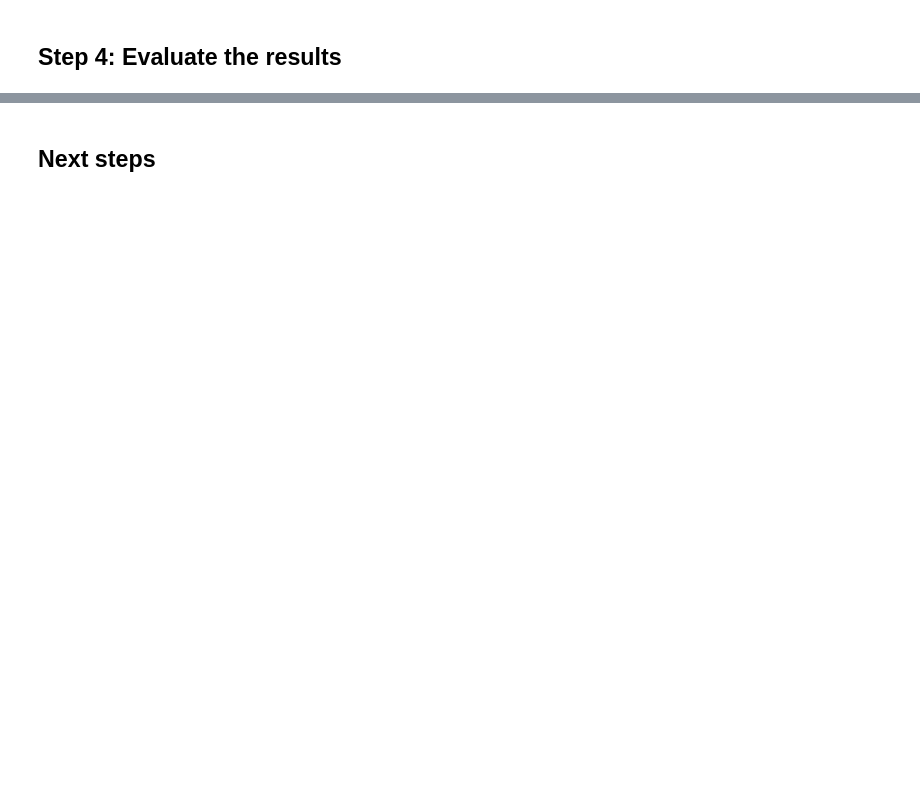
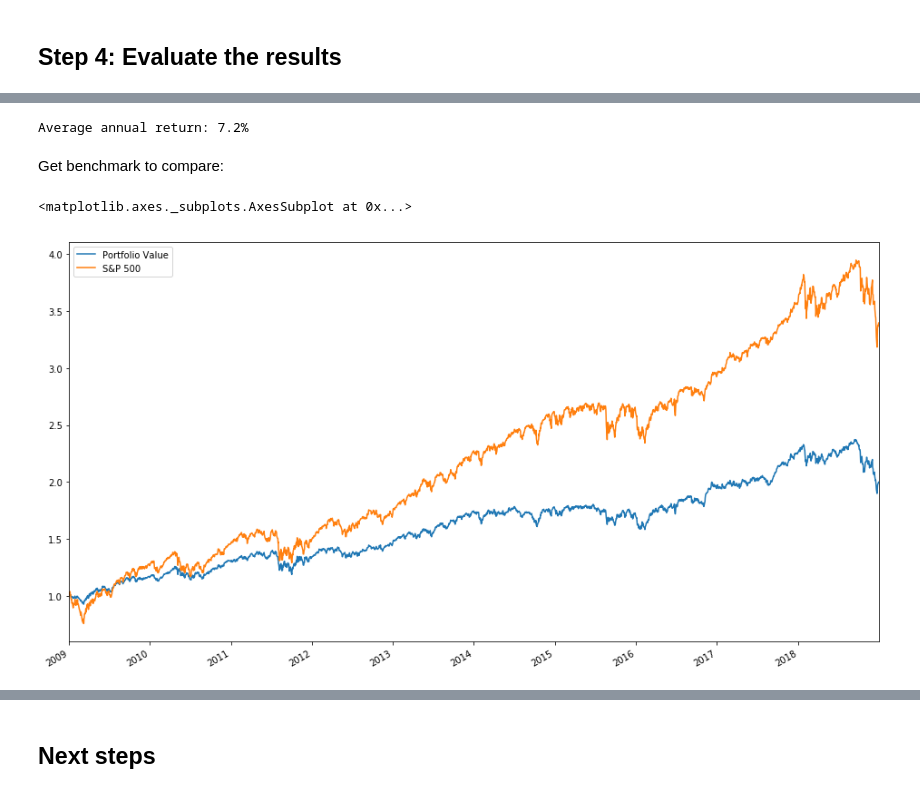
Before and after one commit to ucals/quandl, a Jupyter notebook: Backtrader Defensive Investor Simulation - all 14,000 companies - v1.ipynb, the cells around one changed output, grey strips where cells are left out. Saved outputs shown, nothing was run; the diff lists cells and outputs as text; code cells hidden in the pictures; blank space fills up the shorter version.

```diff
--- a/Backtrader Defensive Investor Simulation - all 14,000 companies - v1.ipynb
+++ b/Backtrader Defensive Investor Simulation - all 14,000 companies - v1.ipynb
@@ -65,0 +177,34 @@ get_trading_data('NKE')[['close']].plot(figsize=(16, 9), title='Nike common stoc
+# %%
+# Create a cerebro entity
+cerebro = bt.Cerebro()
+
+# Add a strategy
+cerebro.addstrategy(TestStrategy)
+
+# Add all data
+for ticker in all_companies_passing_in_period: #[:10]:
+    data = PandasDataPEPB(dataname=get_trading_data(ticker), name=ticker)
+    cerebro.adddata(data)
+# %%
+a = datetime.now()
+
+cerebro.broker.setcash(200000.0)
+
+# Adding analyzers
+cerebro.addanalyzer(btanalyzers.AnnualReturn, _name='ar')
+cerebro.addanalyzer(btanalyzers.TimeReturn, _name='tr')
+#cerebro.addobserver(bt.observers.Value)
+
+# Print out the starting conditions
+initial_value = cerebro.broker.getvalue()
+print(f'Starting Portfolio Value: {initial_value:,}')
+
+# Run over everything
+thestrats = cerebro.run()
+thestrat = thestrats[0]
+
+# Print out the final result
+final_value = cerebro.broker.getvalue()
+print(f'Final Portfolio Value: {final_value:,}')
+
+print(f'\nTime to execute: {(datetime.now() - a)}')
@@ -67,0 +248,20 @@ get_trading_data('NKE')[['close']].plot(figsize=(16, 9), title='Nike common stoc
+# %%
+avg_annual_return = (final_value / initial_value) ** (1 / (df.iloc[-1].name - df.iloc[0].name)) - 1
+print(f'Average annual return: {avg_annual_return:.1%}')
+# %% [output]
+Average annual return: 7.2%
+# %% [markdown]
+Get benchmark to compare:
+# %%
+spy = pdr.get_data_yahoo(symbols='SPY', start=get_trading_data('NKE').index[0], end=get_trading_data('NKE').index[-1])
+spy = spy[['Adj Close']]
+spy.columns = ['S&P 500']
+# %%
+portfolio_value = thestrat.observers[0].value.plot()
+df_comp = pd.DataFrame(portfolio_value, columns=['Portfolio Value'], index=get_trading_data('NKE').index)
+df_comp = pd.concat([df_comp, spy], axis=1)
+df_comp = df_comp / df_comp.ix[0, :]
+df_comp.plot(figsize=(16, 9))
+# %% [output]
+<matplotlib.axes._subplots.AxesSubplot at 0x...>
+[figure, added]
```
Also changed, not shown: parts of 17 cells of this notebook.
